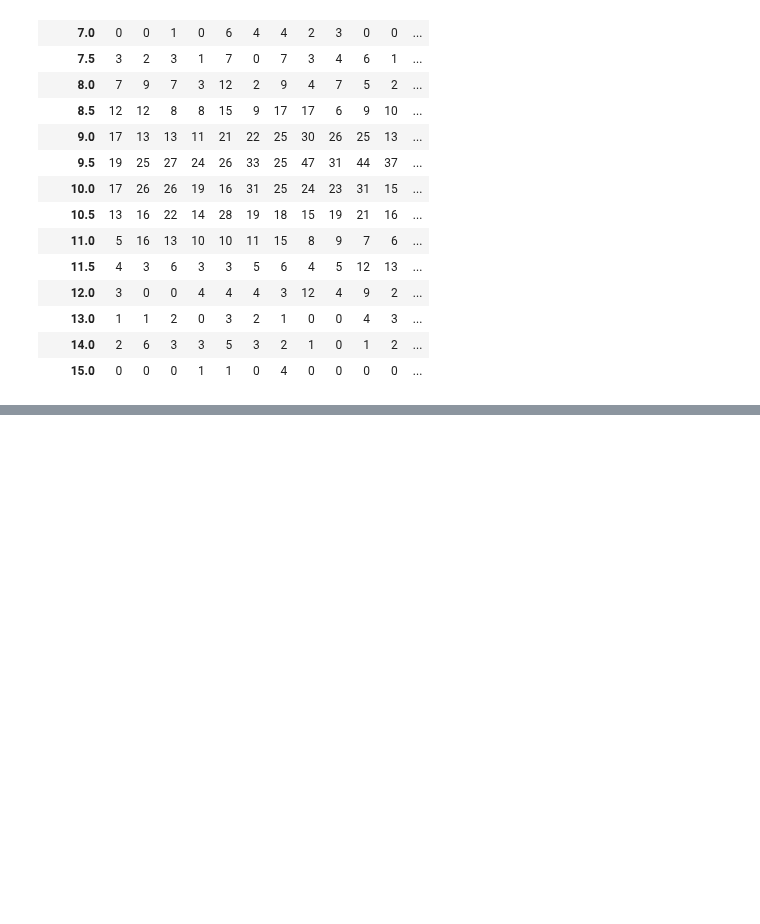
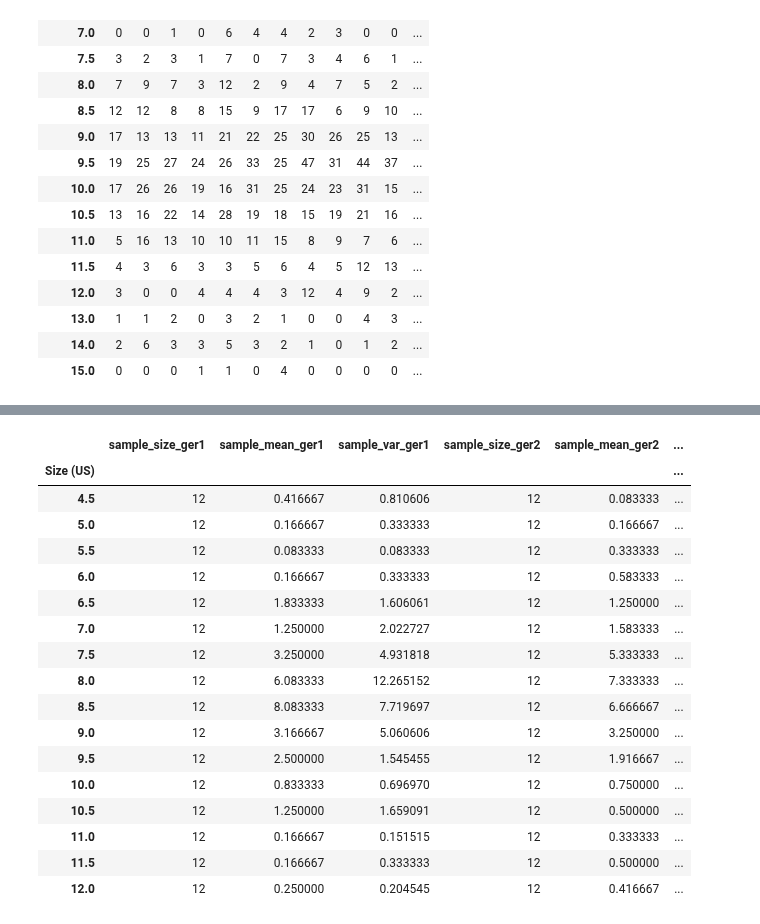
Before and after one commit to Jose-Servin/DataCamp, a Jupyter notebook: Projects/Stats_for_DataScience/inferential_stats.ipynb, the cells around one changed output, grey strips where cells are left out. Cells and saved outputs as stored; diff of their text form; code cells hidden in the pictures; blank space fills up the shorter version.

```diff
--- a/Projects/Stats_for_DataScience/inferential_stats.ipynb
+++ b/Projects/Stats_for_DataScience/inferential_stats.ipynb
@@ -429,0 +514,3 @@ results
+# %%
+women_ger1_stats = stats_needed(women_ger1)
+print(women_ger1_stats)
@@ -429,0 +535,2 @@ results
+# %%
+women_ger1_stats.set_index(women_ger1.index, inplace=True)
@@ -429,0 +561,3 @@ results
+# %%
+women_ger2_stats = stats_needed(women_ger2)
+print(women_ger2_stats)
@@ -429,0 +582,23 @@ results
+# %%
+women_ger2_stats.set_index(women_ger2.index, inplace=True)
+sample_stats = women_ger1_stats.merge(women_ger2_stats, on='Size (US)', suffixes=('_ger1','_ger2'))
+sample_stats
+# %% [output]
+|  | sample_size_ger1 | sample_mean_ger1 | sample_var_ger1 | sample_size_ger2 | sample_mean_ger2 | ... |
+| Size (US) |  |  |  |  |  | ... |
+| 4.5 | 12 | 0.416667 | 0.810606 | 12 | 0.083333 | ... |
+| 5.0 | 12 | 0.166667 | 0.333333 | 12 | 0.166667 | ... |
+| 5.5 | 12 | 0.083333 | 0.083333 | 12 | 0.333333 | ... |
+| 6.0 | 12 | 0.166667 | 0.333333 | 12 | 0.583333 | ... |
+| 6.5 | 12 | 1.833333 | 1.606061 | 12 | 1.250000 | ... |
+| 7.0 | 12 | 1.250000 | 2.022727 | 12 | 1.583333 | ... |
+| 7.5 | 12 | 3.250000 | 4.931818 | 12 | 5.333333 | ... |
+| 8.0 | 12 | 6.083333 | 12.265152 | 12 | 7.333333 | ... |
+| 8.5 | 12 | 8.083333 | 7.719697 | 12 | 6.666667 | ... |
+| 9.0 | 12 | 3.166667 | 5.060606 | 12 | 3.250000 | ... |
+| 9.5 | 12 | 2.500000 | 1.545455 | 12 | 1.916667 | ... |
+| 10.0 | 12 | 0.833333 | 0.696970 | 12 | 0.750000 | ... |
+| 10.5 | 12 | 1.250000 | 1.659091 | 12 | 0.500000 | ... |
+| 11.0 | 12 | 0.166667 | 0.151515 | 12 | 0.333333 | ... |
+| 11.5 | 12 | 0.166667 | 0.333333 | 12 | 0.500000 | ... |
+| 12.0 | 12 | 0.250000 | 0.204545 | 12 | 0.416667 | ... |
```
Also changed, not shown: parts of 15 cells of this notebook.
